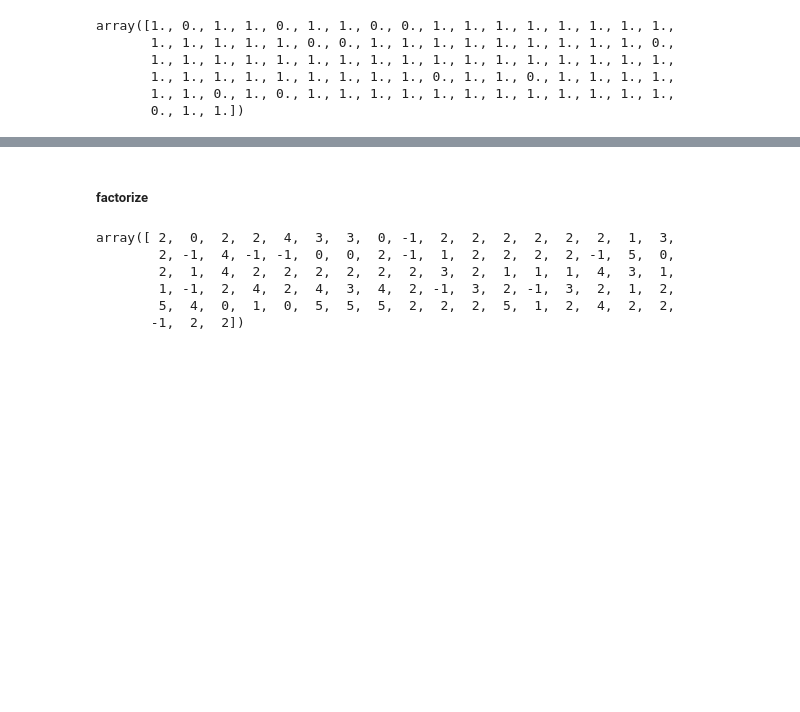
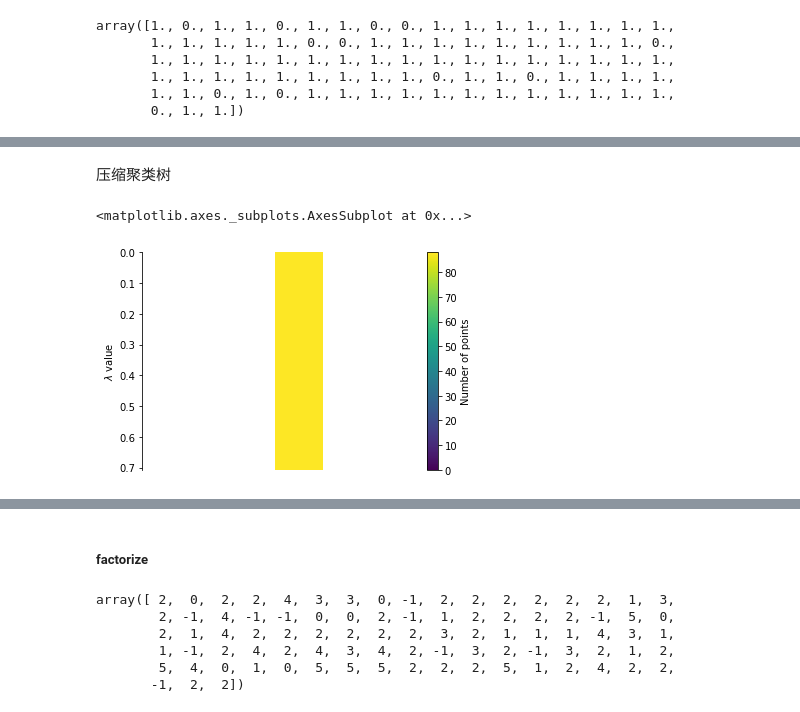
Before and after one commit to Skybluewater/AwardSystem, a Jupyter notebook: Training/kmeans.ipynb, the cells around one changed output, grey strips where cells are left out. Cells and saved outputs as stored; diff of their text form; code cells hidden in the pictures; blank space fills up the shorter version.

```diff
--- a/Training/kmeans.ipynb
+++ b/Training/kmeans.ipynb
@@ -438,0 +451,7 @@ array([1., 0., 1., 1., 0., 1., 1., 0., 0., 1., 1., 1., 1., 1., 1., 1., 1.,
+# %% [markdown]
+压缩聚类树
+# %%
+clusterer_one_hot.condensed_tree_.plot()
+# %% [output]
+<matplotlib.axes._subplots.AxesSubplot at 0x...>
+[figure, added]
```
Also changed, not shown: parts of 22 cells of this notebook.
